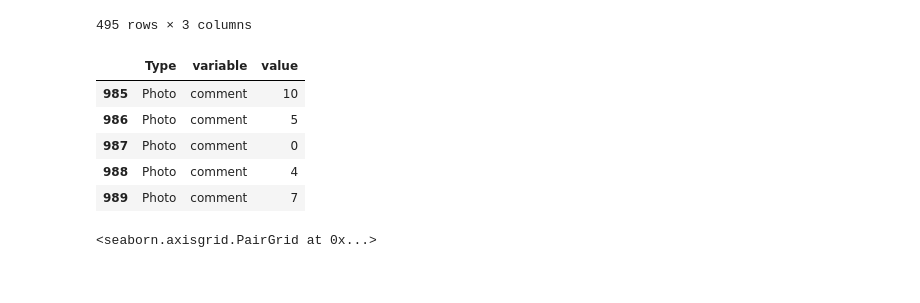
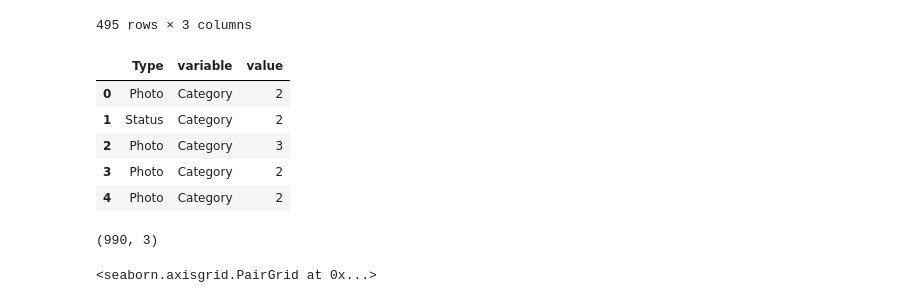
Before and after one commit to Harsh-D-2004/TE-IT-Practicals, a Jupyter notebook: DSBDA/Group B/Assignement _1.ipynb, the cells around one changed output. Cells and saved outputs as stored; diff of their text form; code cells hidden in the pictures.

```diff
--- a/DSBDA/Group B/Assignement _1.ipynb
+++ b/DSBDA/Group B/Assignement _1.ipynb
@@ -4,7 +4,7 @@ import numpy as np
 import matplotlib.pyplot as plt
 import seaborn as sns
 # %%
-data = pd.read_csv('./dataset_Facebook (2).csv', sep=';')
+data = pd.read_csv('./dataset_Facebook.csv', sep=';')
 data.head()
 # %% [output]
 |  | Page total likes | Type | Category | Post Month | Post Weekday | Post Hour | Paid | ... |
@@ -228,14 +247,18 @@ pd.melt(data , id_vars = ['Type'] , value_vars = ['Category'])
 495 rows × 3 columns
 # %%
 data_p = pd.melt(data , id_vars = ['Type'] , value_vars = ['Category' , 'comment'])
-data_p.tail()
+data_p.head()
 # %% [output]
 |  | Type | variable | value |
-| 985 | Photo | comment | 10 |
-| 986 | Photo | comment | 5 |
-| 987 | Photo | comment | 0 |
-| 988 | Photo | comment | 4 |
-| 989 | Photo | comment | 7 |
+| 0 | Photo | Category | 2 |
+| 1 | Status | Category | 2 |
+| 2 | Photo | Category | 3 |
+| 3 | Photo | Category | 2 |
+| 4 | Photo | Category | 2 |
+# %%
+data_p.shape
+# %% [output]
+(990, 3)
 # %%
 sns.pairplot(data)
 # %% [output]
```
Also changed, not shown: parts of 6 cells of this notebook.
